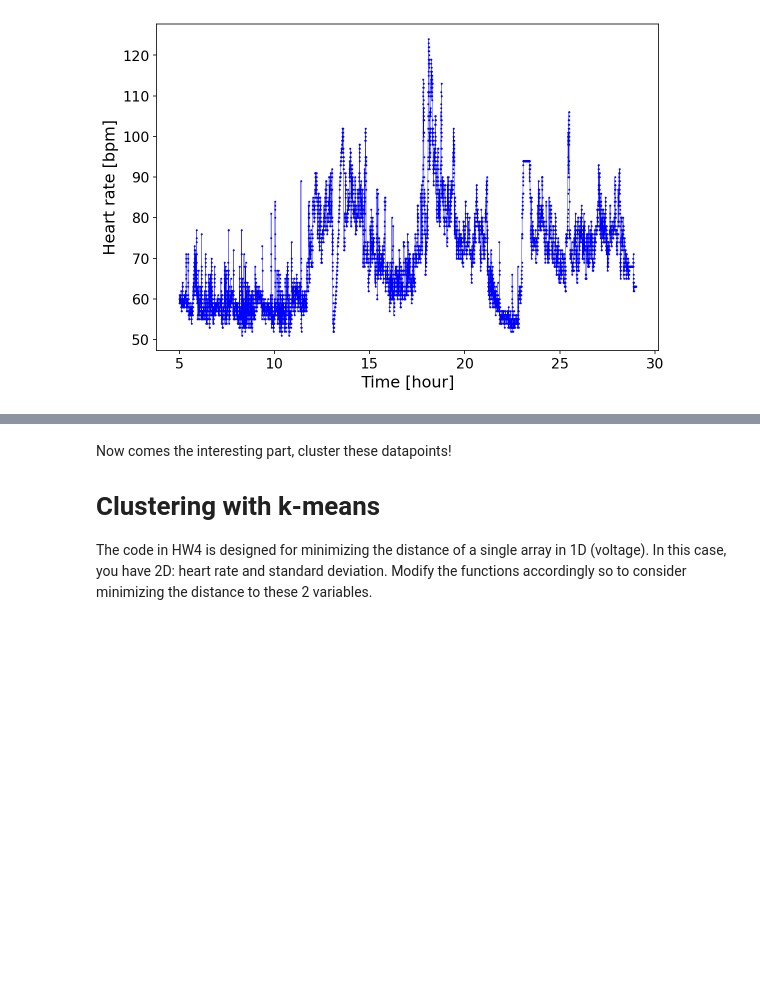
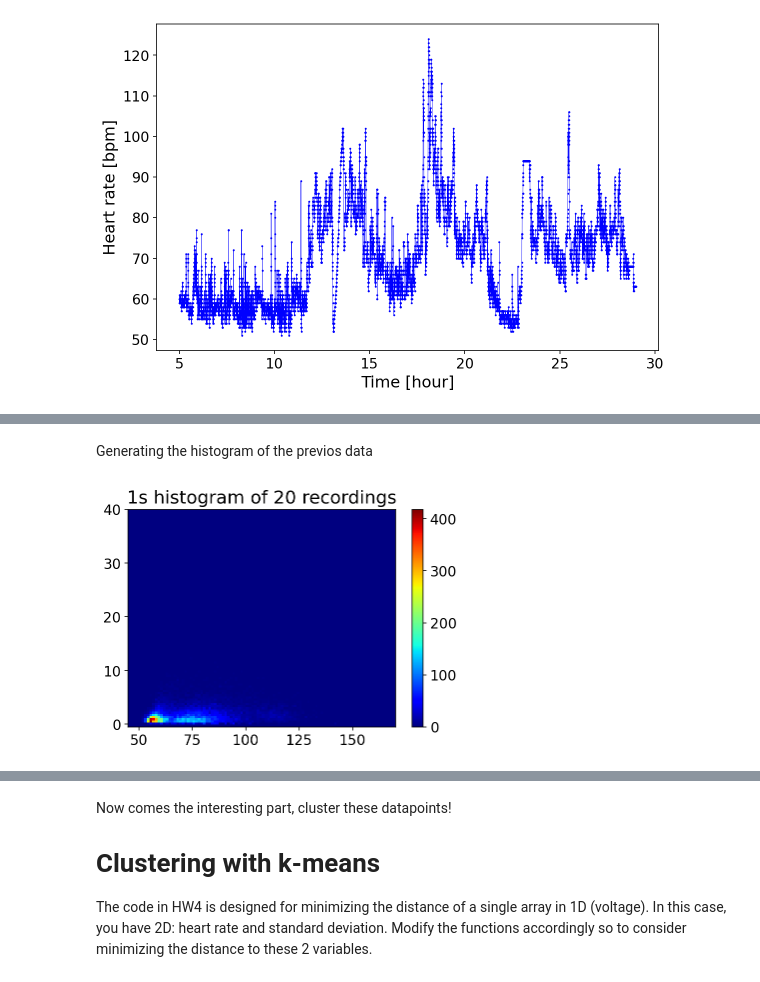
Before and after one commit to DanidelRio/Heart, a Jupyter notebook: json_analysis.ipynb, the cells around one changed output, grey strips where cells are left out. Cells and saved outputs as stored; diff of their text form; code cells hidden in the pictures; blank space fills up the shorter version.

```diff
--- a/json_analysis.ipynb
+++ b/json_analysis.ipynb
@@ -392,0 +399,9 @@ plt.show()
+# %% [markdown]
+Generating the histogram of the previos data
+# %%
+plt.hist2d(all_means_1s, all_stdevs_1s, bins=(100, 100), range=[[45, 170], [-0.5, 40]], density=False, weights=None, cmin=None, cmax=None, cmap="jet")
+plt.title("1s histogram of 20 recordings")
+plt.colorbar()
+plt.show()
+# %% [output]
+[figure, added]
```
Also changed, not shown: parts of 39 cells of this notebook.
